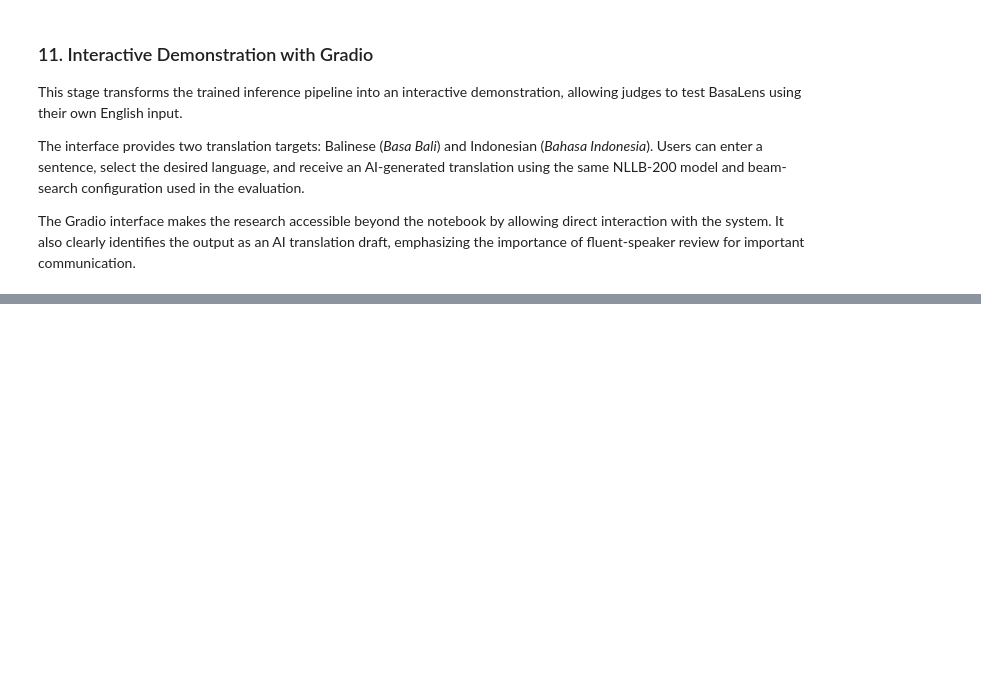
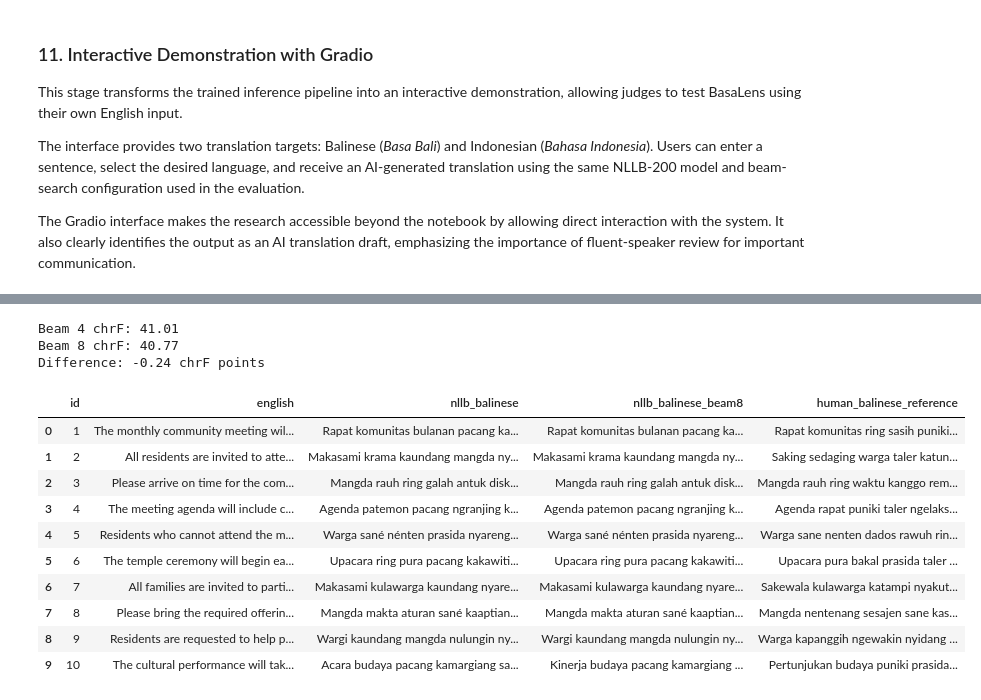
Before and after one commit to XxTurahPlayz/BasaLens, a Jupyter notebook: BasaLens_Hackathon.ipynb, the cells around one changed output, grey strips where cells are left out. Drawn from its saved outputs; the diff is of its cells as text; code cells hidden in the pictures; blank space fills up the shorter version.

```diff
--- a/BasaLens_Hackathon.ipynb
+++ b/BasaLens_Hackathon.ipynb
@@ -285,0 +728,46 @@ demo.launch(share=True)
+# %%
+# Test beam search with a larger beam size.
+
+banjar_df['nllb_balinese_beam8'] = translate_many(
+    banjar_df['english'].tolist(),
+    'ban_Latn',
+    num_beams=8,
+    batch_size=4
+)
+
+# Evaluate beam 8 against the same human references.
+beam8_score = chrf.corpus_score(
+    banjar_df['nllb_balinese_beam8'].tolist(),
+    [banjar_df['human_balinese_reference'].tolist()]
+)
+
+print("Beam 4 chrF:", round(banjar_chrf.score, 2))
+print("Beam 8 chrF:", round(beam8_score.score, 2))
+
+print(
+    "Difference:",
+    round(beam8_score.score - banjar_chrf.score, 2),
+    "chrF points"
+)
+
+display(
+    banjar_df[
+        ['id', 'english', 'nllb_balinese',
+         'nllb_balinese_beam8', 'human_balinese_reference']
+    ].head(10)
+)
+# %% [output]
+Beam 4 chrF: 41.01
+Beam 8 chrF: 40.77
+Difference: -0.24 chrF points
+|  | id | english | nllb_balinese | nllb_balinese_beam8 | human_balinese_reference |
+| 0 | 1 | The monthly community meeting wil... | Rapat komunitas bulanan pacang ka... | Rapat komunitas bulanan pacang ka... | Rapat komunitas ring sasih puniki... |
+| 1 | 2 | All residents are invited to atte... | Makasami krama kaundang mangda ny... | Makasami krama kaundang mangda ny... | Saking sedaging warga taler katun... |
+| 2 | 3 | Please arrive on time for the com... | Mangda rauh ring galah antuk disk... | Mangda rauh ring galah antuk disk... | Mangda rauh ring waktu kanggo rem... |
+| 3 | 4 | The meeting agenda will include c... | Agenda patemon pacang ngranjing k... | Agenda patemon pacang ngranjing k... | Agenda rapat puniki taler ngelaks... |
+| 4 | 5 | Residents who cannot attend the m... | Warga sané nénten prasida nyareng... | Warga sané nénten prasida nyareng... | Warga sane nenten dados rawuh rin... |
+| 5 | 6 | The temple ceremony will begin ea... | Upacara ring pura pacang kakawiti... | Upacara ring pura pacang kakawiti... | Upacara pura bakal prasida taler ... |
+| 6 | 7 | All families are invited to parti... | Makasami kulawarga kaundang nyare... | Makasami kulawarga kaundang nyare... | Sakewala kulawarga katampi nyakut... |
+| 7 | 8 | Please bring the required offerin... | Mangda makta aturan sané kaaptian... | Mangda makta aturan sané kaaptian... | Mangda nentenang sesajen sane kas... |
+| 8 | 9 | Residents are requested to help p... | Wargi kaundang mangda nulungin ny... | Wargi kaundang mangda nulungin ny... | Warga kapanggih ngewakin nyidang ... |
+| 9 | 10 | The cultural performance will tak... | Acara budaya pacang kamargiang sa... | Kinerja budaya pacang kamargiang ... | Pertunjukan budaya puniki prasida... |
```
Also changed, not shown: parts of 37 cells of this notebook, 1 other file.
